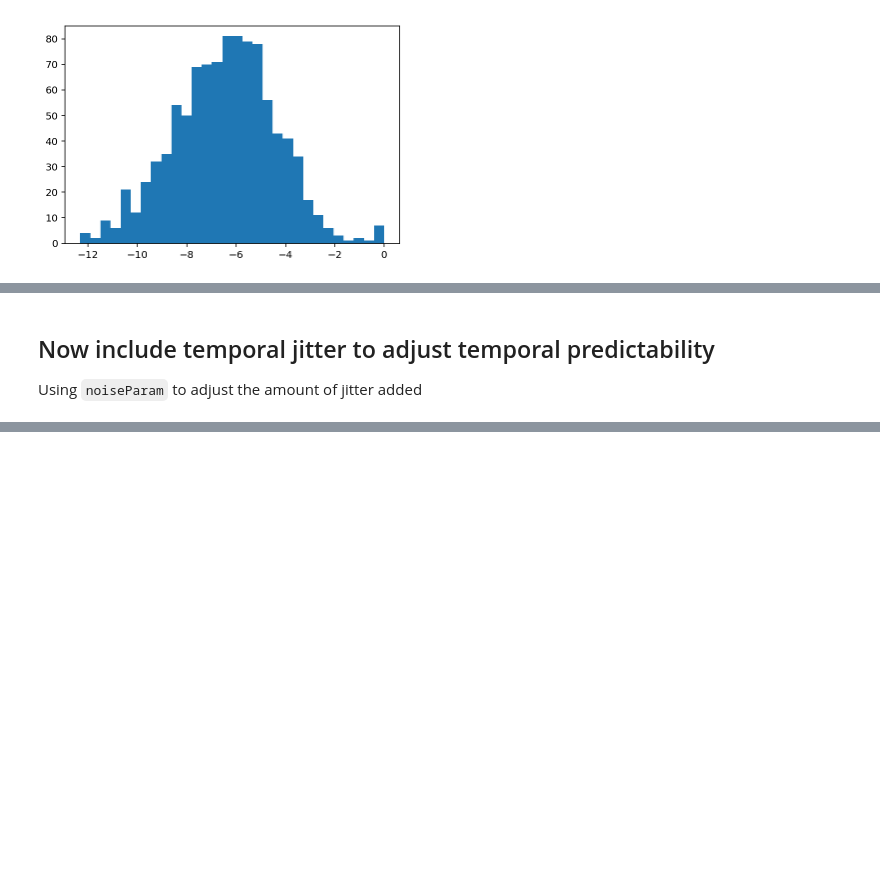
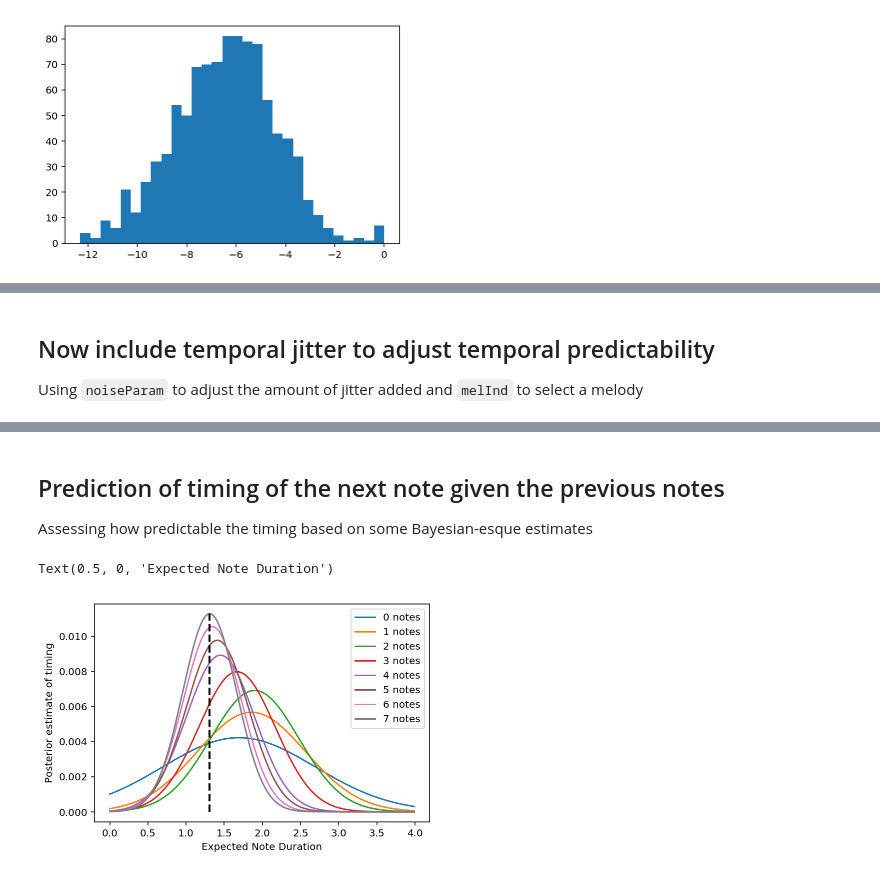
Before and after one commit to kdoelling1919/musPredict, a Jupyter notebook: IntervalPrediction.ipynb, the cells around one changed output, grey strips where cells are left out. Saved outputs shown, nothing was run; the diff lists cells and outputs as text; code cells hidden in the pictures; blank space fills up the shorter version.

```diff
--- a/IntervalPrediction.ipynb
+++ b/IntervalPrediction.ipynb
@@ -296,16 +359,53 @@ for intrvList, tP in zip(selectIntervals, selProbs):
 # %% [markdown]
 ## Now include temporal jitter to adjust temporal predictability
 
-Using `noiseParam` to adjust the amount of jitter added
+Using `noiseParam` to adjust the amount of jitter added and `melInd` to select a melody
 # %%
-testM = dc(melStore[4])
-noiseParam = 0.05
+noiseParam = .5
+melInd = 2
+
+testM = dc(melStore[melInd])
 for ind in np.arange(len(testM.notes)):
     thisNote = testM.notes[ind]
     if ind != 0:
         lastNote = testM.notes[ind-1]
         thisNote.offset = lastNote.offset + lastNote.quarterLength + float(np.round(np.random.randn(1)*noiseParam, 3))
+# midi file misses the first note some times. Add a rest so we can hear everything
+r = note.Rest()
 testM.insertAndShift(0, r)
 testM.show('midi')
 # %% [output]
 [interactive output not drawn]
+# %% [markdown]
+## Prediction of timing of the next note given the previous notes
+Assessing how predictable the timing based on some Bayesian-esque estimates
+# %%
+from scipy.stats import norm
+durM = []
+for ind in np.arange(1, len(testM.notes)):
+    thisNote = testM.notes[ind]
+    lastNote = testM.notes[ind - 1]
+    durM.append(thisNote.offset - lastNote.offset)
+
+x = np.arange(0, 4, 1./100)
+sig = 1
+posterior = np.ones_like(x)
+fig, axs = plt.subplots(1)
+# axs = axs.flatten()
+for ind, dur in enumerate(durM):
+#     ax = axs[ind]
+    ax = axs
+    prior = dc(posterior)
+    newlike = norm.pdf(x, dur)
+    posterior = newlike*prior
+    posterior = posterior/np.sum(posterior)
+    ax.plot(x, posterior, label='{} notes'.format(ind))
+mProb = np.max(posterior)
+mInd = np.argmax(posterior)
+ax.legend()
+ax.plot(x[[mInd, mInd]], [0, mProb], 'k--', lw=2)
+ax.set_ylabel('Posterior estimate of timing')
+ax.set_xlabel('Expected Note Duration')
+# %% [output]
+Text(0.5, 0, 'Expected Note Duration')
+[figure, added]
```
Also changed, not shown: parts of 19 cells of this notebook, 1 other file.
